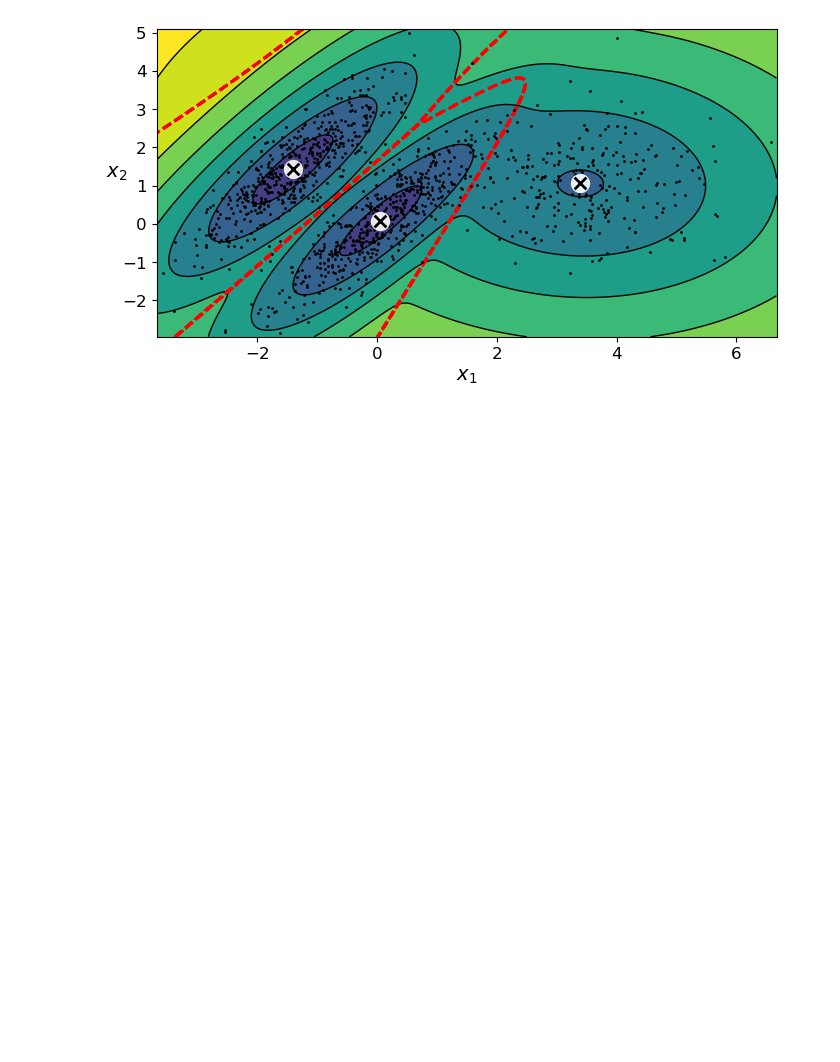
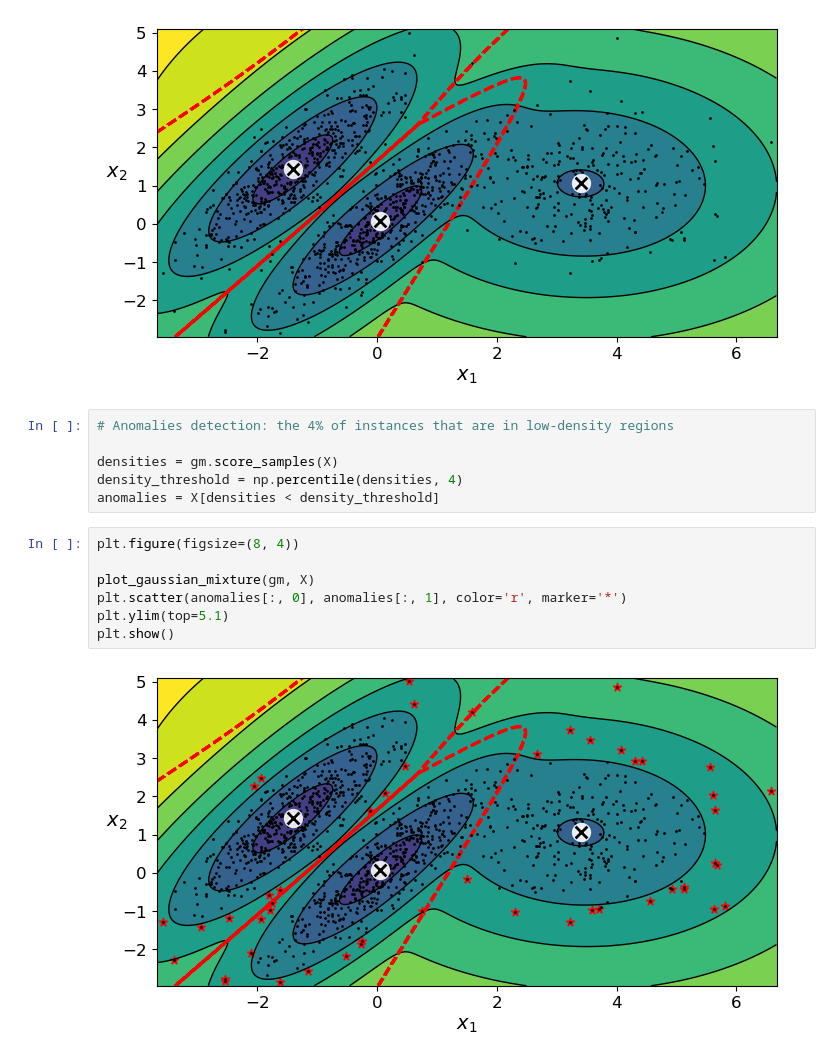
Before and after one commit to themanitou/ml, a Jupyter notebook: classification/unsupervised-learning.ipynb, the cells around one changed output. Drawn from its saved outputs; the diff is of its cells as text; blank space fills up the shorter version.

```diff
--- a/classification/unsupervised-learning.ipynb
+++ b/classification/unsupervised-learning.ipynb
@@ -496,3 +496,18 @@ plot_gaussian_mixture(gm, X)
 plt.show()
 # %% [output]
 [figure]
+# %%
+# Anomalies detection: the 4% of instances that are in low-density regions
+
+densities = gm.score_samples(X)
+density_threshold = np.percentile(densities, 4)
+anomalies = X[densities < density_threshold]
+# %%
+plt.figure(figsize=(8, 4))
+
+plot_gaussian_mixture(gm, X)
+plt.scatter(anomalies[:, 0], anomalies[:, 1], color='r', marker='*')
+plt.ylim(top=5.1)
+plt.show()
+# %% [output]
+[figure, added]
```
Also changed, not shown: parts of 30 cells of this notebook.
